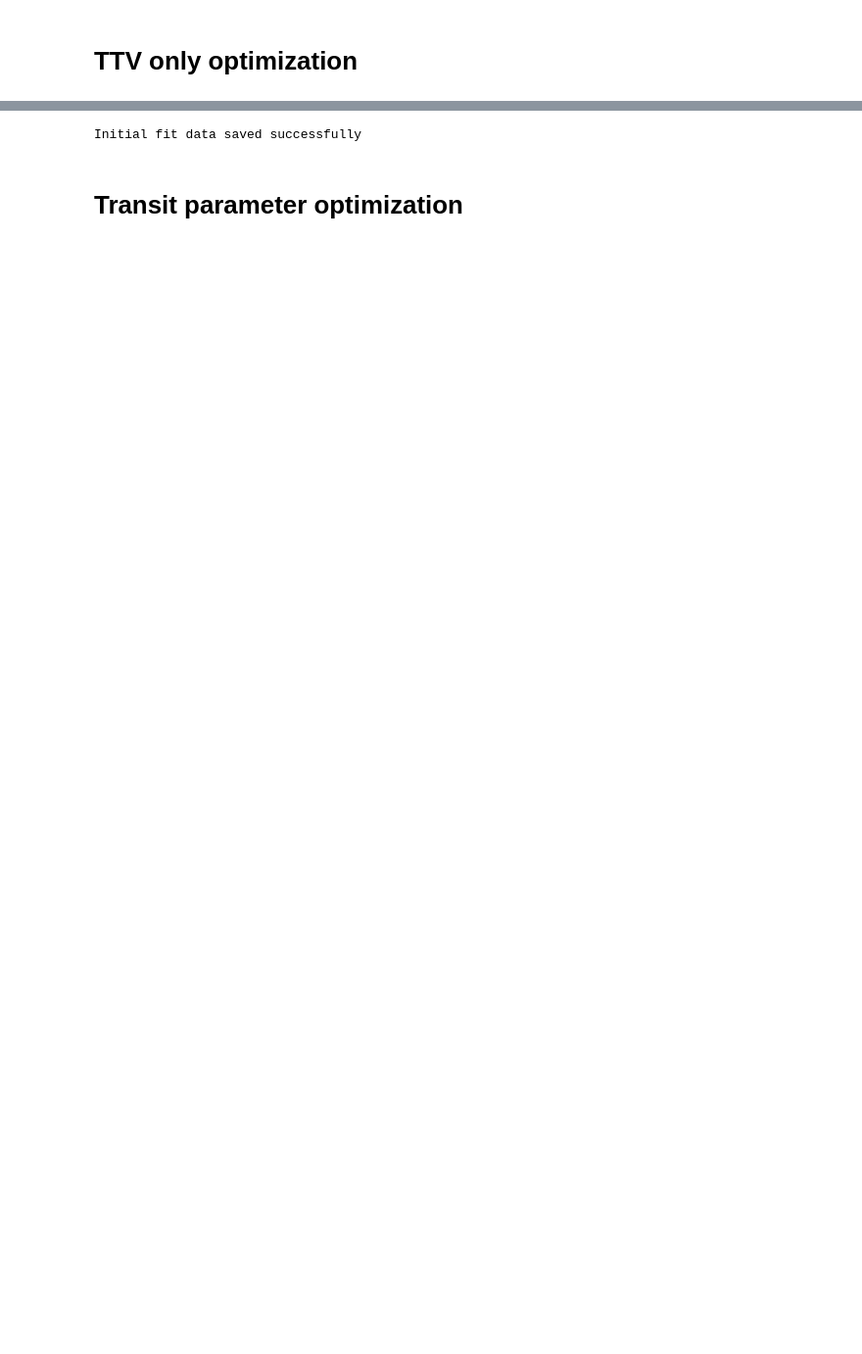
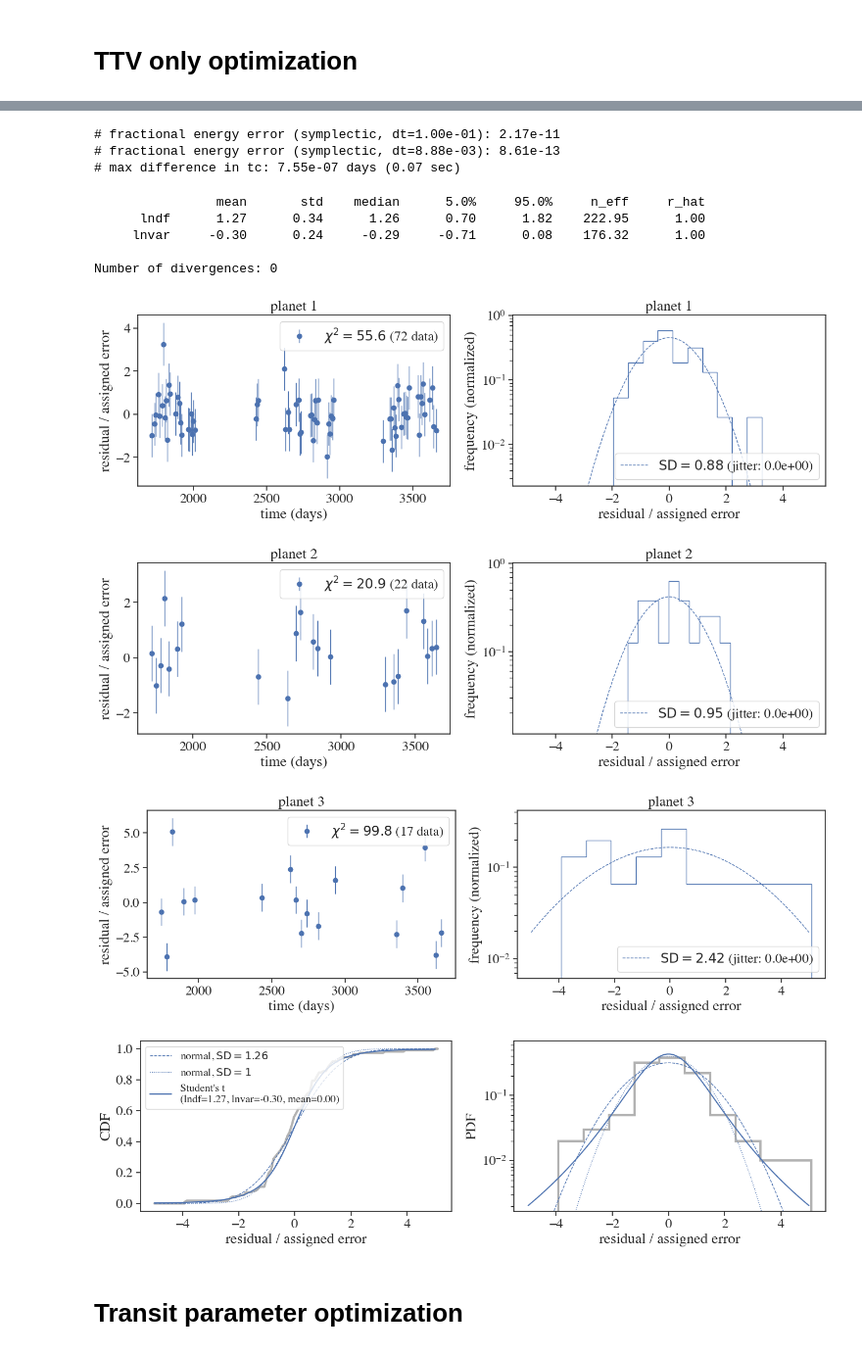
Before and after one commit to pentrican10/tess-resonant-systems, a Jupyter notebook: toi1339_photodynamics.ipynb, the cells around one changed output, grey strips where cells are left out. Shown at 98% size. Saved outputs shown, nothing was run; the diff lists cells and outputs as text; code cells hidden in the pictures; blank space fills up the shorter version.

Commit message:
update mcmc

```diff
--- a/toi1339_photodynamics.ipynb
+++ b/toi1339_photodynamics.ipynb
@@ -112,7 +109,7 @@ print(dlc)
 
 [1954370 rows x 3 columns]
 # %%
-window = 0.25  # days
+window = 0.2  # days
 time_segments, flux_segments, error_segments = [], [], []
 
 for planet_idx, tplanet in enumerate(tcobs):
@@ -130,3 +127,5 @@ error_obs_trim = np.concatenate(error_segments)
 time_obs = jnp.array(time_obs_trim)
 flux_obs = jnp.array(flux_obs_trim)
 error_obs = jnp.array(error_obs_trim)
+print(time_obs)
+print(len(time_obs))
@@ -134,8 +178,9 @@ error_obs = jnp.array(error_obs_trim)
 # Initialize
 # %%
 nt = NbodyTransit(t_start, t_end, dt, tcobs, p_init, errorobs=errorobs, print_info=True)
-# nt.set_lcobs(time_obs)
-nt.set_lcobs(time_obs, exposure_time=2/1440.)
+nt.set_lcobs(time_obs)
+# nt.set_lcobs(time_obs, exposure_time=2/1440.)
+# nt.set_lcobs(time_obs, exposure_time=(1/3)/1440., supersample_factor=3)  # 20 second
 # %% [output]
 # number of transiting planets:    3
 # integration starts at:           1715.00
@@ -158,7 +203,7 @@ print([x.shape for x in tcobs])
 # %% [markdown]
 # TTV only optimization
 # %%
-param_bounds_ttv = ttv_default_parameter_bounds(nt, emax=0.5)
+param_bounds_ttv = ttv_default_parameter_bounds(nt)#, emax=0.5)
 # %%
 # p_init = np.array([8.87594849, 28.579657965796578, 38.35013501350135,
 #                    0.0, 0.05, 0.05,
@@ -170,7 +215,7 @@ p_init = np.array([8.88020257, 28.58140011, 38.35180318,
                    0.16996202, -0.09855112, -0.0863744,
                    0.09494596, -0.04802669, -0.04114657,
                    1715.3554624, 1726.054591, 1743.55713087,
-                   -10.90254937, -11.3564078 , -11.88909652,
+                   -10.3954937, -11.3564078 , -11.88909652,
 
 
 ])
@@ -181,7 +226,7 @@ p_init = np.array([8.88020257, 28.58140011, 38.35180318,
 #                    1726.05430737, 1743.55228223,
 #                    -10.97106092, -11.30491702])
 
-popt = ttv_optim_curve_fit(nt, param_bounds_ttv, p_init=p_init)
+popt = ttv_optim_curve_fit(nt, param_bounds_ttv)#, p_init=p_init)
 print(popt)
 # %% [output]
 # running least squares optimization...
@@ -191,11 +236,21 @@ print(popt)
 [figure]
 [figure]
 [figure]
-# %%
-import pickle
-with open('mcmc_runs/1339_jnkep_initial_fit_data_photodyn.pkl', 'wb') as f:
-    pickle.dump({'jttv': nt, 'popt': popt, 'param_bounds': param_bounds_ttv}, f)
-
-print('Initial fit data saved successfully')
-# %% [output]
-Initial fit data saved successfully
+# %%
+tc, _ = nt.check_timing_precision(popt)
+
+pdic_normal, pdic_student = nt.check_residuals(popt)#, jitters=jitters)
+plt.show()
+# %% [output]
+# fractional energy error (symplectic, dt=1.00e-01): 2.17e-11
+# fractional energy error (symplectic, dt=8.88e-03): 8.61e-13
+# max difference in tc: 7.55e-07 days (0.07 sec)
+                mean       std    median      5.0%     95.0%     n_eff     r_hat
+      lndf      1.27      0.34      1.26      0.70      1.82    222.95      1.00
+     lnvar     -0.30      0.24     -0.29     -0.71      0.08    176.32      1.00
+
+Number of divergences: 0
+[figure, added]
+[figure, added]
+[figure, added]
+[figure, added]
```
Also changed, not shown: parts of 34 cells of this notebook, 6 other files.
